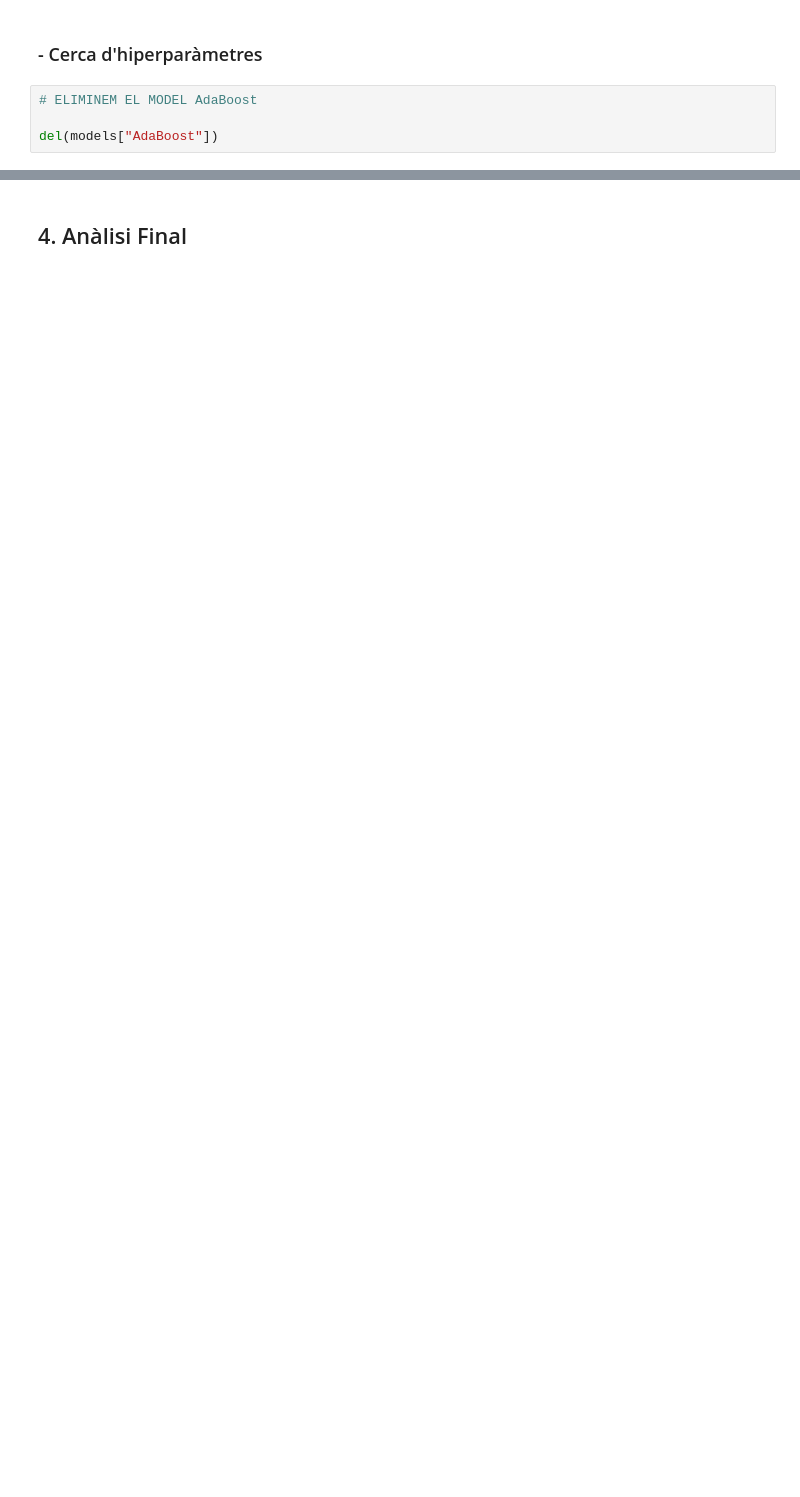
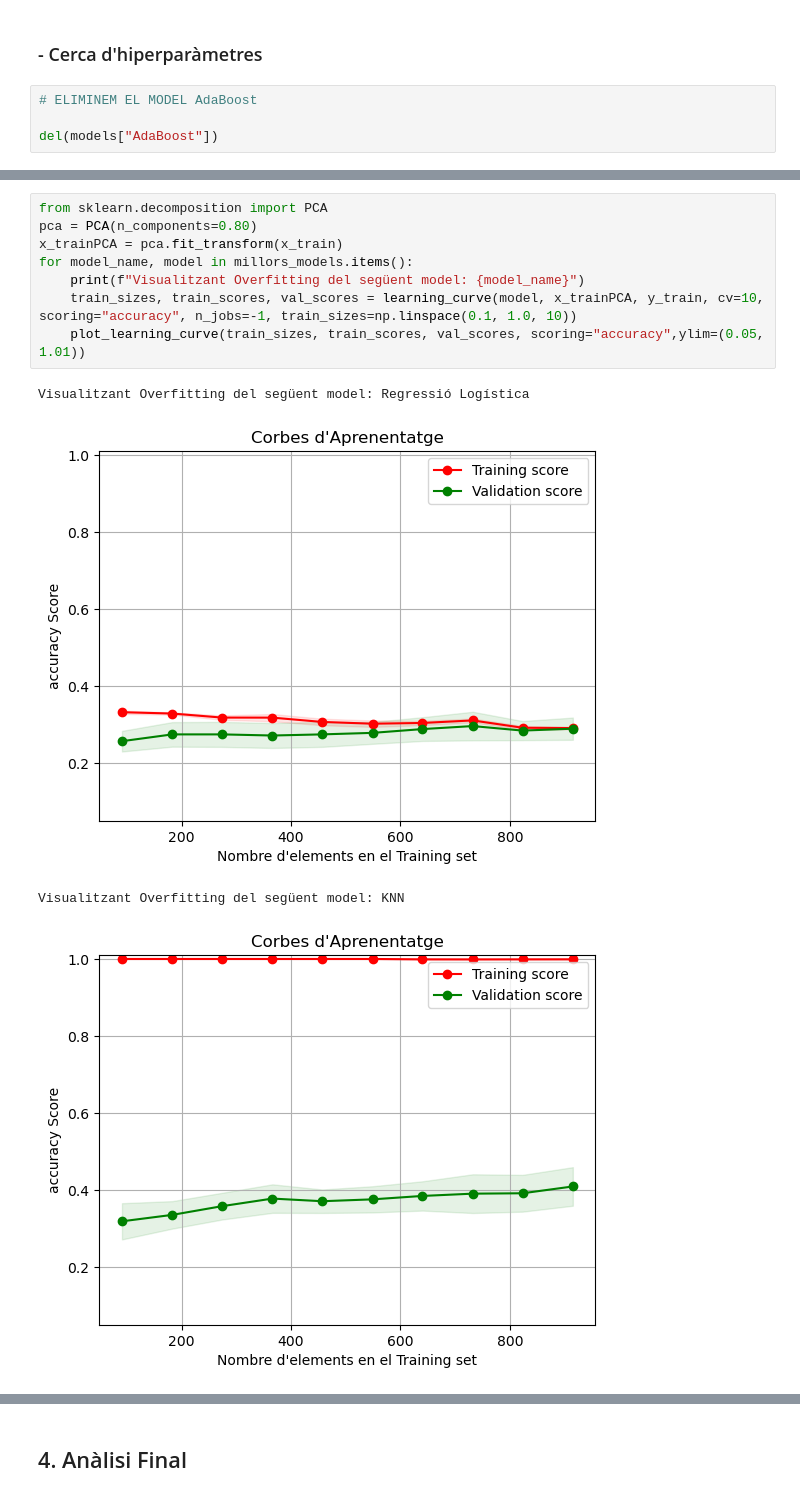
Before and after one commit to Erdrick2210/APC_Kaggle_Top_Spotify_songs-_from_2010-2019, a Jupyter notebook: Kaggle_Top_Spotify_songs_from_2010-2019.ipynb, the cells around one changed output, grey strips where cells are left out. Drawn from its saved outputs; the diff is of its cells as text; blank space fills up the shorter version.

```diff
--- a/Kaggle_Top_Spotify_songs_from_2010-2019.ipynb
+++ b/Kaggle_Top_Spotify_songs_from_2010-2019.ipynb
@@ -857,0 +905,13 @@ Temps de búsqueda d'Hiperparàmetres: 205.1173985004425
+# %%
+from sklearn.decomposition import PCA
+pca = PCA(n_components=0.80)
+x_trainPCA = pca.fit_transform(x_train)
+for model_name, model in millors_models.items():
+    print(f"Visualitzant Overfitting del següent model: {model_name}")
+    train_sizes, train_scores, val_scores = learning_curve(model, x_trainPCA, y_train, cv=10, scoring="accuracy", n_jobs=-1, train_sizes=np.linspace(0.1, 1.0, 10))
+    plot_learning_curve(train_sizes, train_scores, val_scores, scoring="accuracy",ylim=(0.05, 1.01))
+# %% [output]
+Visualitzant Overfitting del següent model: Regressió Logística
+[figure, added]
+Visualitzant Overfitting del següent model: KNN
+[figure, added]
```
Also changed, not shown: parts of 6 cells of this notebook.
